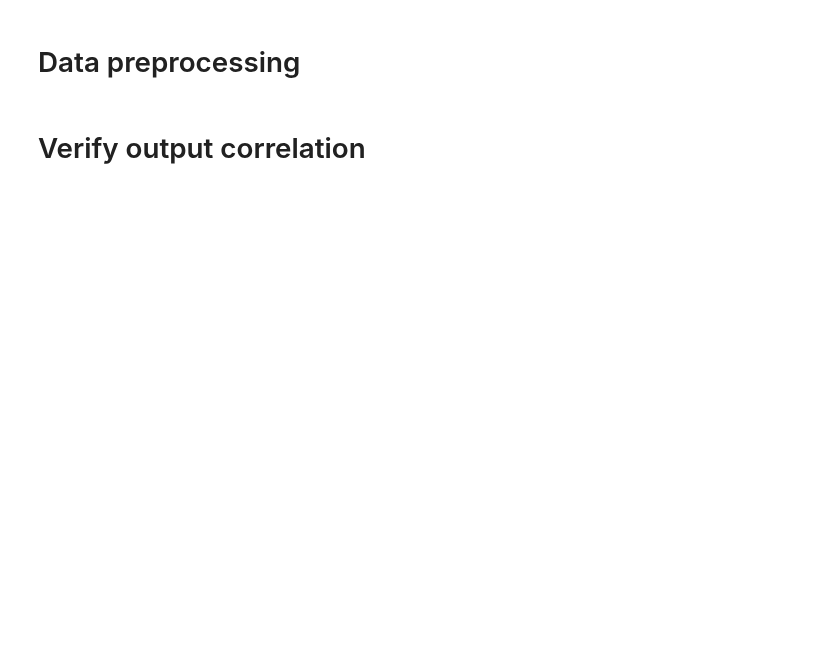
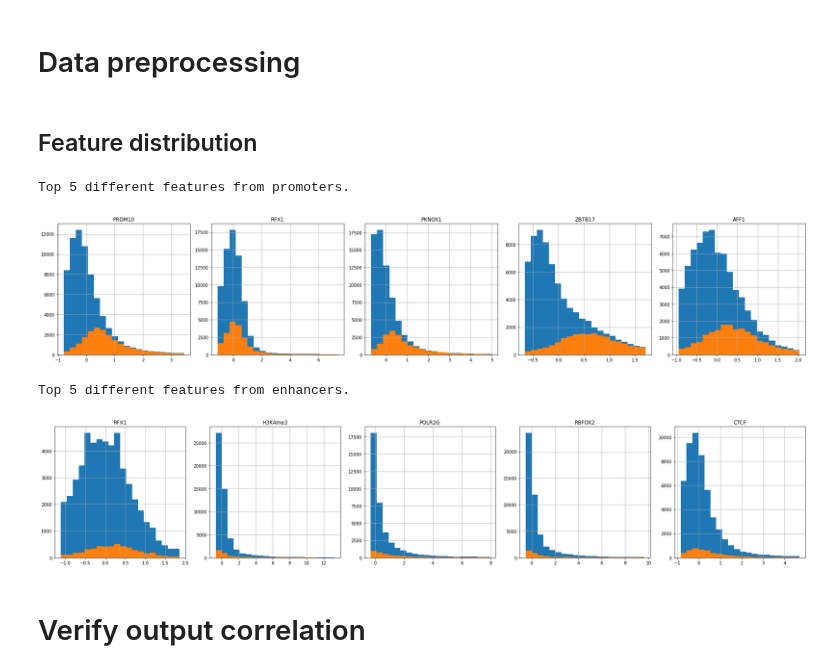
Before and after one commit to Stefano-t/multimodal-k562-cell-line-prediction, a Jupyter notebook: k562_prediction.ipynb, the cells around one changed output. Saved outputs shown, nothing was run; the diff lists cells and outputs as text; code cells hidden in the pictures; blank space fills up the shorter version.

```diff
--- a/k562_prediction.ipynb
+++ b/k562_prediction.ipynb
@@ -329,6 +331,41 @@ for region, X in epigenomes.items():
     epigenomes[region] = pd.DataFrame(data=preprocess_pipeline.fit_transform(X),
                                       index=index,
                                       columns=columns)
+# %% [markdown]
+## Feature distribution
+# %%
+from sklearn.metrics.pairwise import euclidean_distances
+
+def get_n_most_different(distances: np.ndarray, n: int) -> T.List[np.ndarray]:
+    return np.argsort(-np.mean(distances, axis=1).flatten())[:n]
+# %%
+top_number = 5
+
+for region, X in epigenomes.items():
+    dist = euclidean_distances(X.T)
+    most_distance_columns_indices = get_n_most_different(dist, top_number)
+    columns = X.columns[most_distance_columns_indices]
+    fig, axes = plt.subplots(nrows=1, ncols=5, figsize=(25, 5))
+    print(f"Top {top_number} different features from {region}.")
+    for column, axis in zip(columns, axes.flatten()):
+        head, tail = X[column].quantile([0.05, 0.95]).values.ravel()
+
+        mask = ((X[column] < tail) & (X[column] > head)).values
+
+        cleared_x = X[column][mask]
+        cleared_y = labels[region].values.ravel()[mask]
+
+        cleared_x[cleared_y==0].hist(ax=axis, bins=20)
+        cleared_x[cleared_y==1].hist(ax=axis, bins=20)
+
+        axis.set_title(column)
+    fig.tight_layout()
+    plt.show()
+# %% [output]
+Top 5 different features from promoters.
+[figure, added]
+Top 5 different features from enhancers.
+[figure, added]
 # %% [markdown]
 # Verify output correlation
 # %%
```
Also changed, not shown: parts of 24 cells of this notebook, 1 other file.
